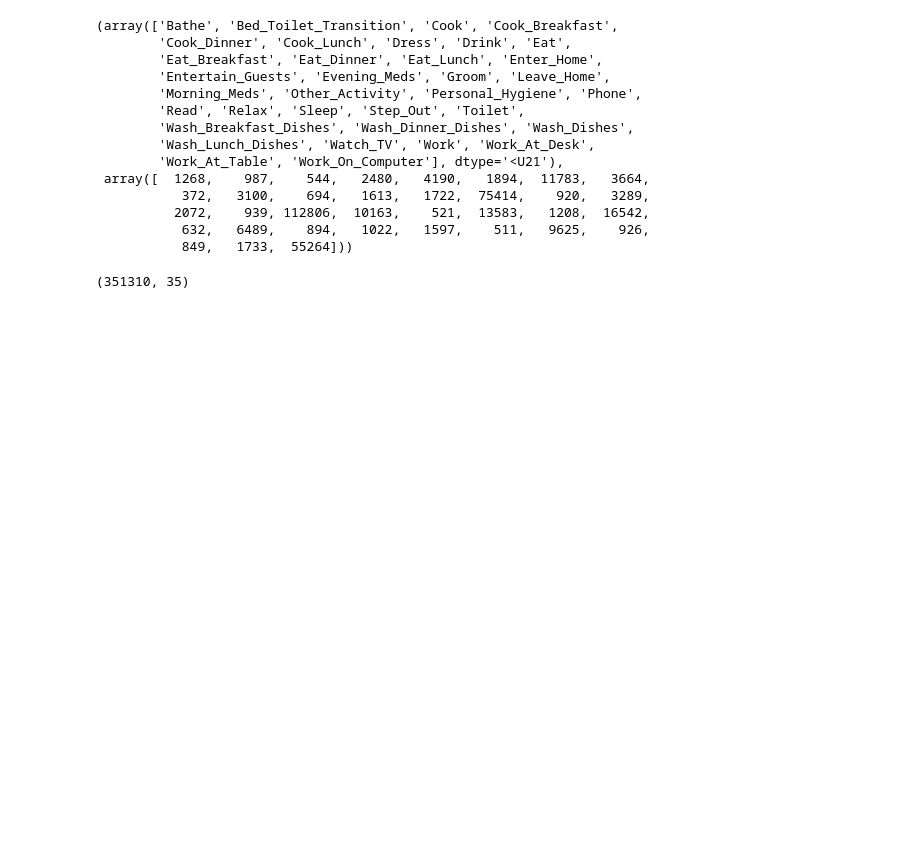
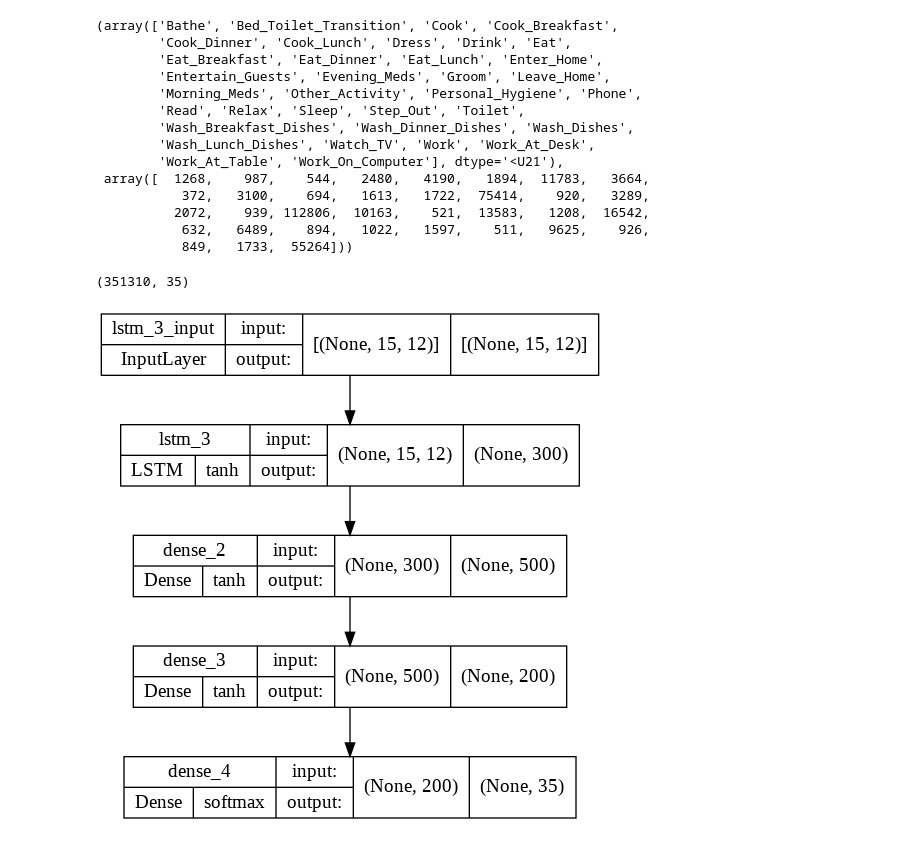
Before and after one commit to ashkanb77/Activity-Recognition, a Jupyter notebook: Activity_Recognition.ipynb, the cells around one changed output. Cells and saved outputs as stored; diff of their text form; code cells hidden in the pictures; blank space fills up the shorter version.

```diff
--- a/Activity_Recognition.ipynb
+++ b/Activity_Recognition.ipynb
@@ -175,11 +219,14 @@ from tensorflow.keras.optimizers import Adam
 # %%
 model = Sequential([
-                    LSTM(500,  input_shape=(X_train.shape[1:])),
-                    # LSTM(300),
-                    Dense(2000, 'tanh'),
-                    Dense(1000, 'tanh'),
+                    LSTM(300,  input_shape=(X_train.shape[1:])),
+                    Dense(500, 'tanh'),
+                    Dense(200, 'tanh'),
                     Dense(35, 'softmax', )
 ])
+# %%
+plot_model(model, show_shapes=True, show_layer_activations=True)
+# %% [output]
+[figure, added]
 # %%
 model.summary()
 # %% [output]
```
Also changed, not shown: parts of 44 cells of this notebook.
